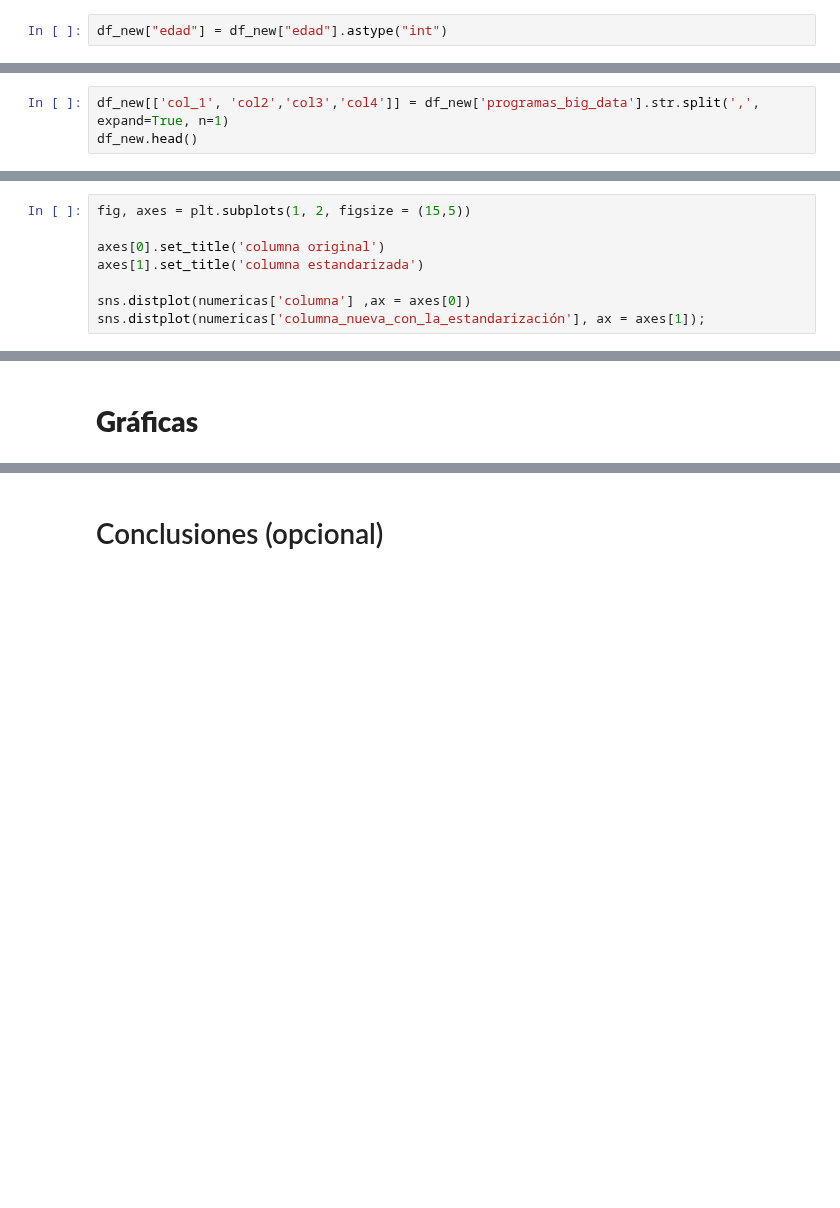
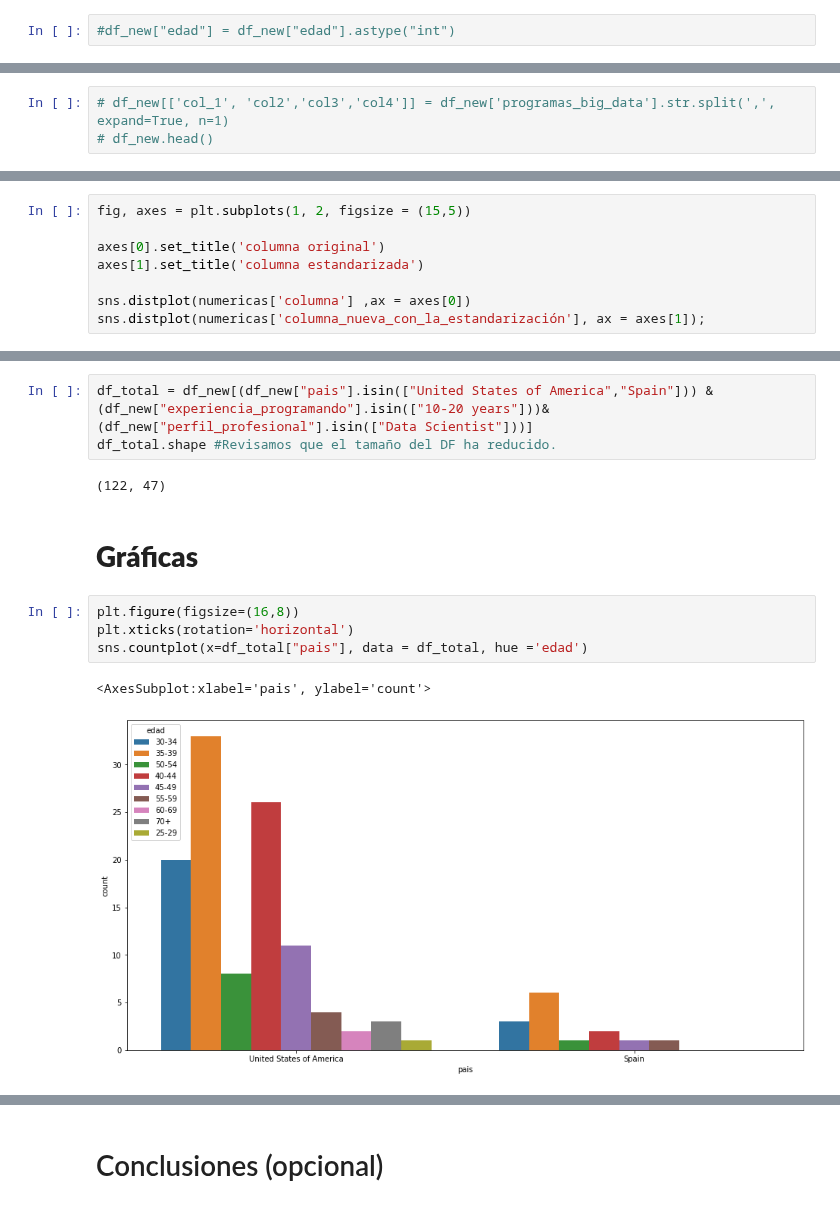
Before and after one commit to Adalab/project-da-promo-A-module-2-team-2, a Jupyter notebook: Proyecto 2- guarrillo.ipynb, the cells around one changed output, grey strips where cells are left out. Cells and saved outputs as stored; diff of their text form; blank space fills up the shorter version.

```diff
--- a/Proyecto 2- guarrillo.ipynb
+++ b/Proyecto 2- guarrillo.ipynb
@@ -578,4 +584,4 @@ Index(['edad', 'genero', 'pais', 'educacion', 'perfil_profesional',
 # %% [markdown]
     No acepta cambiar el tipo para rangos de edad
 # %%
-df_new["edad"] = df_new["edad"].astype("int")
+#df_new["edad"] = df_new["edad"].astype("int")
@@ -682,3 +645,3 @@ x
 # %%
-df_new[['col_1', 'col2','col3','col4']] = df_new['programas_big_data'].str.split(',', expand=True, n=1)
-df_new.head()
+# df_new[['col_1', 'col2','col3','col4']] = df_new['programas_big_data'].str.split(',', expand=True, n=1)
+# df_new.head()
@@ -1006,2 +957,14 @@ sns.distplot(numericas['columna_nueva_con_la_estandarización'], ax = axes[1]);
+# %%
+df_total = df_new[(df_new["pais"].isin(["United States of America","Spain"])) & (df_new["experiencia_programando"].isin(["10-20 years"]))& (df_new["perfil_profesional"].isin(["Data Scientist"]))]
+df_total.shape #Revisamos que el tamaño del DF ha reducido.
+# %% [output]
+(122, 47)
 # %% [markdown]
 # **Gráficas**
+# %%
+plt.figure(figsize=(16,8))
+plt.xticks(rotation='horizontal')
+sns.countplot(x=df_total["pais"], data = df_total, hue ='edad')
+# %% [output]
+<AxesSubplot:xlabel='pais', ylabel='count'>
+[figure, added]
```
Also changed, not shown: parts of 42 cells of this notebook, 1 other file.
